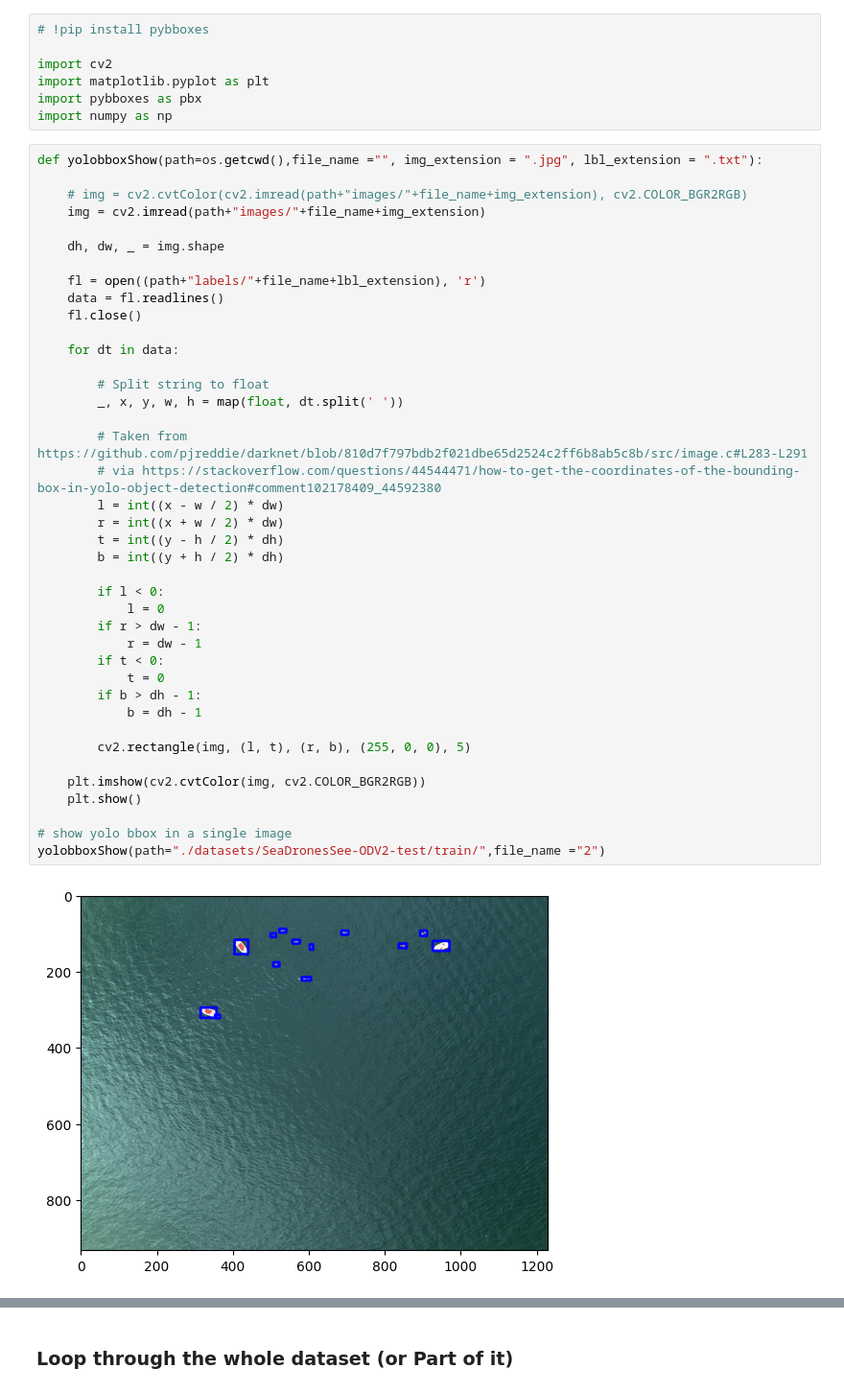
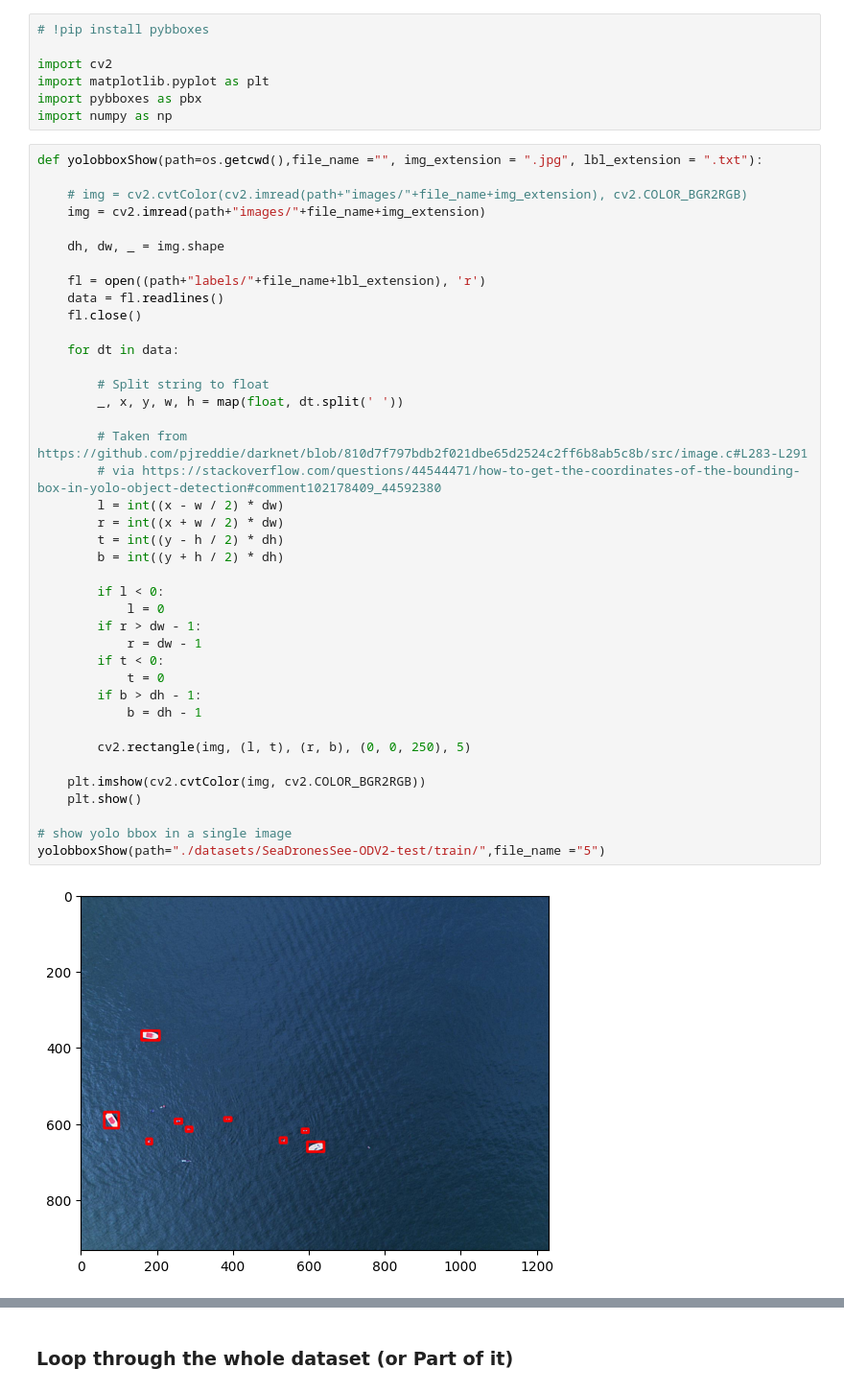
Before and after one commit to ahmadSum1/NTNU_mscThesis, a Jupyter notebook: data preprocessor_YOLO-bb-crop.ipynb, the cells around one changed output, grey strips where cells are left out. Shown at 96% size. Drawn from its saved outputs; the diff is of its cells as text.

```diff
--- a/data preprocessor_YOLO-bb-crop.ipynb
+++ b/data preprocessor_YOLO-bb-crop.ipynb
@@ -47,36 +47,36 @@ def yolobboxShow(path=os.getcwd(),file_name ="", img_extension = ".jpg", lbl_ext
     data = fl.readlines()
     fl.close()
 
     for dt in data:
 
         # Split string to float
         _, x, y, w, h = map(float, dt.split(' '))
 
         # Taken from https://github.com/pjreddie/darknet/blob/810d7f797bdb2f021dbe65d2524c2ff6b8ab5c8b/src/image.c#L283-L291
         # via https://stackoverflow.com/questions/44544471/how-to-get-the-coordinates-of-the-bounding-box-in-yolo-object-detection#comment102178409_44592380
         l = int((x - w / 2) * dw)
         r = int((x + w / 2) * dw)
         t = int((y - h / 2) * dh)
         b = int((y + h / 2) * dh)
 
         if l < 0:
             l = 0
         if r > dw - 1:
             r = dw - 1
         if t < 0:
             t = 0
         if b > dh - 1:
             b = dh - 1
 
-        cv2.rectangle(img, (l, t), (r, b), (255, 0, 0), 5)
+        cv2.rectangle(img, (l, t), (r, b), (0, 0, 250), 5)
 
     plt.imshow(cv2.cvtColor(img, cv2.COLOR_BGR2RGB))
     plt.show()
 
 # show yolo bbox in a single image
-yolobboxShow(path="./datasets/SeaDronesSee-ODV2-test/train/",file_name ="2")
+yolobboxShow(path="./datasets/SeaDronesSee-ODV2-test/train/",file_name ="5")
 # %% [output]
-[figure, old version]
+[figure, new version]
 # %% [markdown]
 ### Function "yolobboxCrop_classification()"
 #### Crop out yolo objects and save them in folders corresponding to their classes
```
Also changed, not shown: parts of 4 cells of this notebook, 1 other file.
